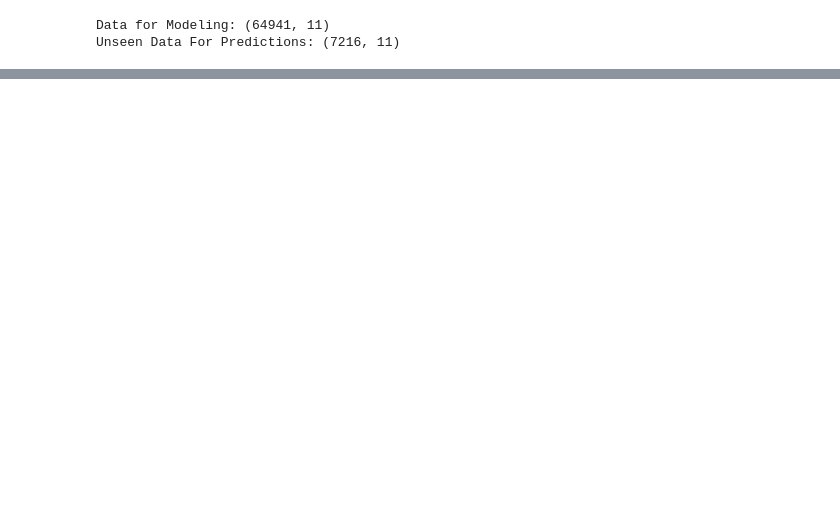
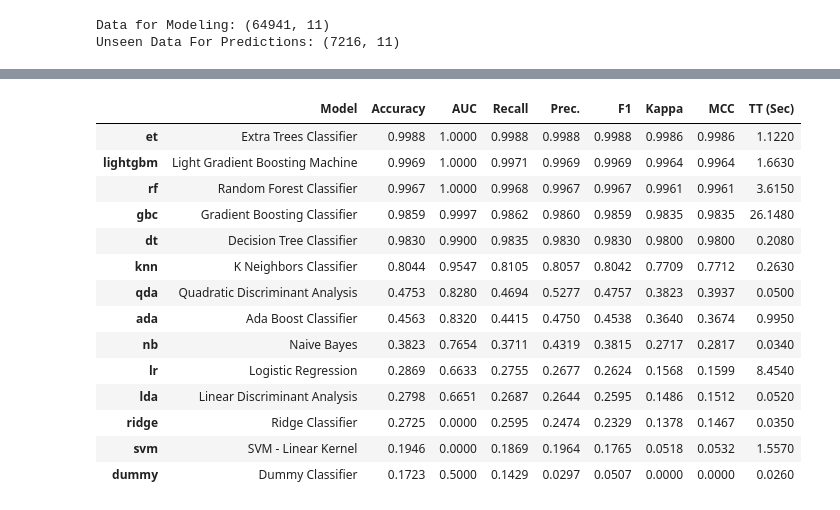
Before and after one commit to imraghavagr/Gait-Data-Analysis, a Jupyter notebook: ra_29may.ipynb, the cells around one changed output, grey strips where cells are left out. Cells and saved outputs as stored; diff of their text form; code cells hidden in the pictures; blank space fills up the shorter version.

```diff
--- a/ra_29may.ipynb
+++ b/ra_29may.ipynb
@@ -146,0 +141,18 @@ plot_model(et, plot = 'error')
+# %%
+best2 = compare_models()
+# %% [output]
+|  | Model | Accuracy | AUC | Recall | Prec. | F1 | Kappa | MCC | TT (Sec) |
+| et | Extra Trees Classifier | 0.9988 | 1.0000 | 0.9988 | 0.9988 | 0.9988 | 0.9986 | 0.9986 | 1.1220 |
+| lightgbm | Light Gradient Boosting Machine | 0.9969 | 1.0000 | 0.9971 | 0.9969 | 0.9969 | 0.9964 | 0.9964 | 1.6630 |
+| rf | Random Forest Classifier | 0.9967 | 1.0000 | 0.9968 | 0.9967 | 0.9967 | 0.9961 | 0.9961 | 3.6150 |
+| gbc | Gradient Boosting Classifier | 0.9859 | 0.9997 | 0.9862 | 0.9860 | 0.9859 | 0.9835 | 0.9835 | 26.1480 |
+| dt | Decision Tree Classifier | 0.9830 | 0.9900 | 0.9835 | 0.9830 | 0.9830 | 0.9800 | 0.9800 | 0.2080 |
+| knn | K Neighbors Classifier | 0.8044 | 0.9547 | 0.8105 | 0.8057 | 0.8042 | 0.7709 | 0.7712 | 0.2630 |
+| qda | Quadratic Discriminant Analysis | 0.4753 | 0.8280 | 0.4694 | 0.5277 | 0.4757 | 0.3823 | 0.3937 | 0.0500 |
+| ada | Ada Boost Classifier | 0.4563 | 0.8320 | 0.4415 | 0.4750 | 0.4538 | 0.3640 | 0.3674 | 0.9950 |
+| nb | Naive Bayes | 0.3823 | 0.7654 | 0.3711 | 0.4319 | 0.3815 | 0.2717 | 0.2817 | 0.0340 |
+| lr | Logistic Regression | 0.2869 | 0.6633 | 0.2755 | 0.2677 | 0.2624 | 0.1568 | 0.1599 | 8.4540 |
+| lda | Linear Discriminant Analysis | 0.2798 | 0.6651 | 0.2687 | 0.2644 | 0.2595 | 0.1486 | 0.1512 | 0.0520 |
+| ridge | Ridge Classifier | 0.2725 | 0.0000 | 0.2595 | 0.2474 | 0.2329 | 0.1378 | 0.1467 | 0.0350 |
+| svm | SVM - Linear Kernel | 0.1946 | 0.0000 | 0.1869 | 0.1964 | 0.1765 | 0.0518 | 0.0532 | 1.5570 |
+| dummy | Dummy Classifier | 0.1723 | 0.5000 | 0.1429 | 0.0297 | 0.0507 | 0.0000 | 0.0000 | 0.0260 |
```
Also changed, not shown: parts of 58 cells of this notebook, 2 other files.
